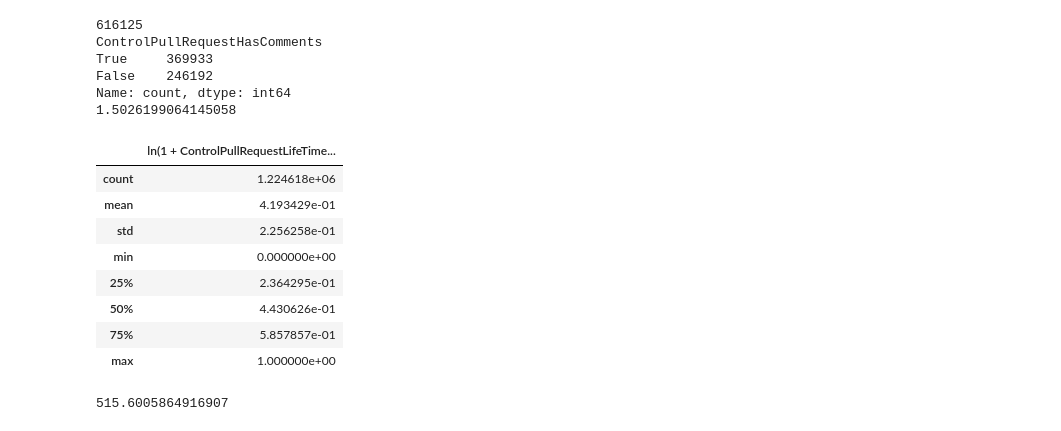
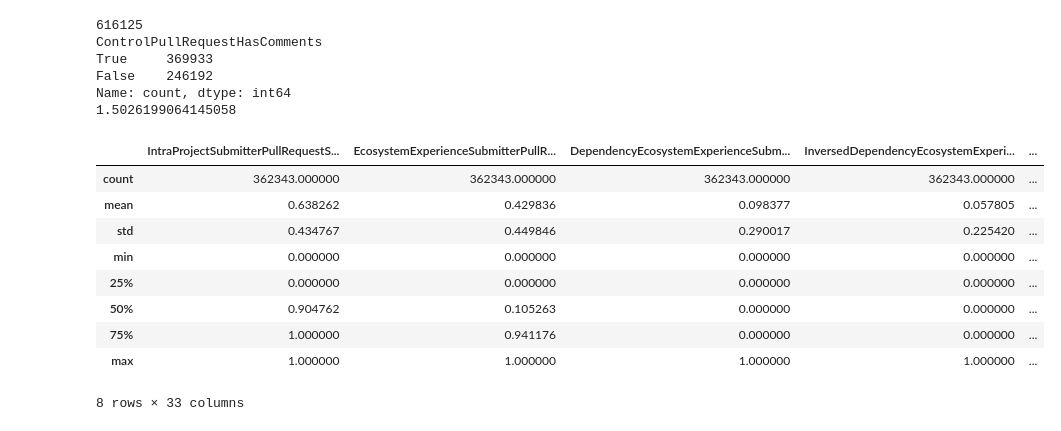
Before and after one commit to wmeijer221/msc_thesis, a Jupyter notebook: python_proj/modelling/notebooks/sandbox.ipynb, the cells around one changed output. Drawn from its saved outputs; the diff is of its cells as text; code cells hidden in the pictures.

```diff
--- a/python_proj/modelling/notebooks/sandbox.ipynb
+++ b/python_proj/modelling/notebooks/sandbox.ipynb
@@ -251,21 +309,18 @@ False    246192
 Name: count, dtype: int64
 1.5026199064145058
 # %%
-test_df = df[['ln(1 + ControlPullRequestLifeTimeInMinutes)']]
+# test_df = df[['ln(1 + ControlPullRequestLifeTimeInMinutes)']]
+# test_df.describe()
+test_df = df[df.columns[meta_header_count:]].copy()
 test_df.describe()
 # %% [output]
-|  | ln(1 + ControlPullRequestLifeTime... |
-| count | 1.224618e+06 |
-| mean | 4.193429e-01 |
-| std | 2.256258e-01 |
-| min | 0.000000e+00 |
-| 25% | 2.364295e-01 |
-| 50% | 4.430626e-01 |
-| 75% | 5.857857e-01 |
-| max | 1.000000e+00 |
+|  | IntraProjectSubmitterPullRequestS... | EcosystemExperienceSubmitterPullR... | DependencyEcosystemExperienceSubm... | InversedDependencyEcosystemExperi... | ... |
+| count | 362343.000000 | 362343.000000 | 362343.000000 | 362343.000000 | ... |
+| mean | 0.638262 | 0.429836 | 0.098377 | 0.057805 | ... |
+| std | 0.434767 | 0.449846 | 0.290017 | 0.225420 | ... |
+| min | 0.000000 | 0.000000 | 0.000000 | 0.000000 | ... |
+| 25% | 0.000000 | 0.000000 | 0.000000 | 0.000000 | ... |
+| 50% | 0.904762 | 0.105263 | 0.000000 | 0.000000 | ... |
+| 75% | 1.000000 | 0.941176 | 0.000000 | 0.000000 | ... |
+| max | 1.000000 | 1.000000 | 1.000000 | 1.000000 | ... |
+8 rows × 33 columns
-# %%
-instance = df.loc[645]
-real_id = upscale_id(instance['ID'])
-print(real_id)
-# %% [output]
-515.6005864916907
```
Also changed, not shown: parts of 6 cells of this notebook, 15 other files.
